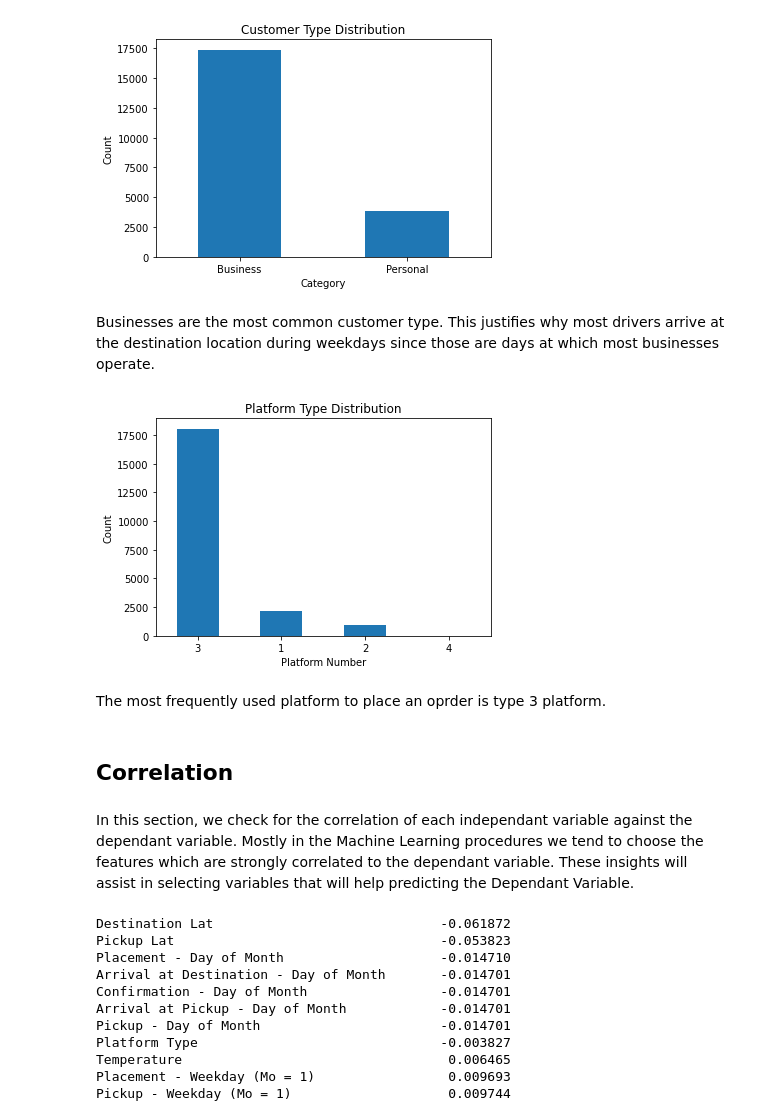
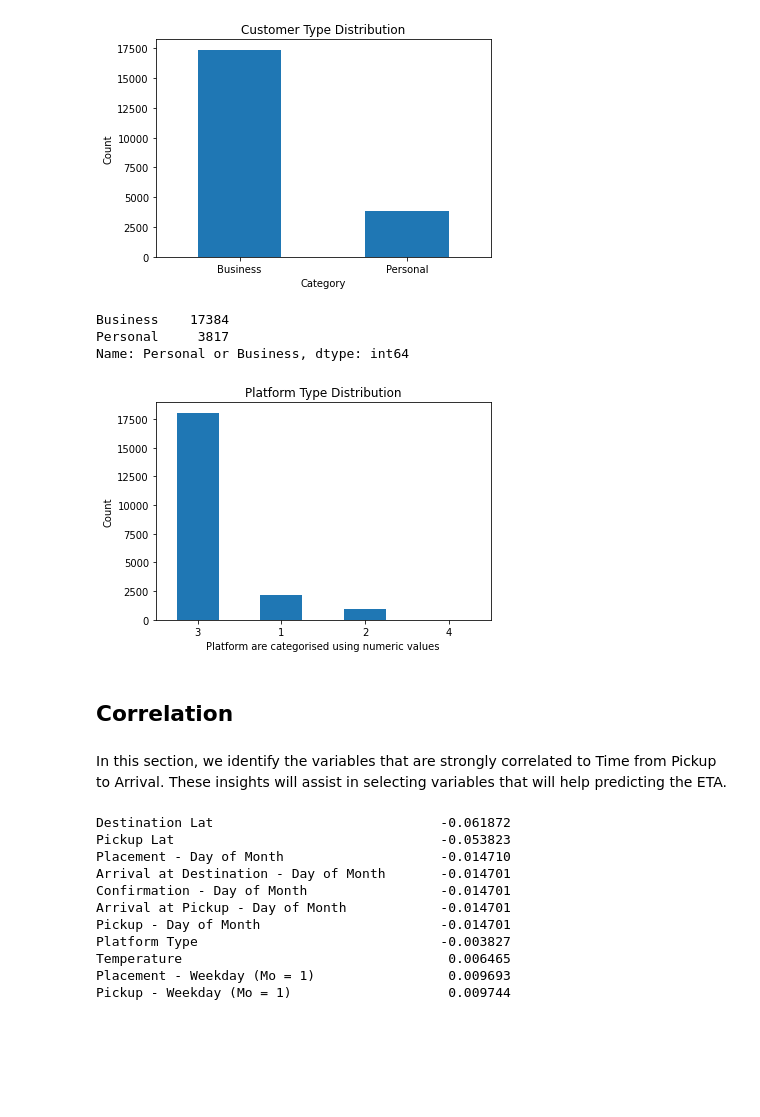
Before and after one commit to Jamakasilwane/EDSA_Zindi_Hackathon, a Jupyter notebook: EDSA_Zindi_Hackathon_notebook.ipynb, the cells around one changed output. Cells and saved outputs as stored; diff of their text form; code cells hidden in the pictures; blank space fills up the shorter version.

Commit message:
value count for personal or business

```diff
--- a/EDSA_Zindi_Hackathon_notebook.ipynb
+++ b/EDSA_Zindi_Hackathon_notebook.ipynb
@@ -253,20 +259,22 @@ plt.ylabel('Count')
 plt.show()
 # %% [output]
 [figure]
-# %% [markdown]
-Businesses are the most common customer type. This justifies why most drivers arrive at the destination location during weekdays since those are days at which most businesses operate.
+# %%
+train['Personal or Business'].value_counts()
+# %% [output]
+Business    17384
+Personal     3817
+Name: Personal or Business, dtype: int64
 # %%
 train['Platform Type'].value_counts().plot(kind='bar',rot=0)
 plt.title("Platform Type Distribution")
-plt.xlabel('Platform Number')
+plt.xlabel('Platform are categorised using numeric values')
 plt.ylabel('Count')
 plt.show()
 # %% [output]
-[figure, old version]
+[figure, new version]
-# %% [markdown]
-The most frequently used platform to place an oprder is type 3 platform.
 # %% [markdown]
 ## Correlation
 # %% [markdown]
-In this section, we check for the correlation of each independant variable against the dependant variable. Mostly in the Machine Learning procedures we tend to choose the features which are strongly correlated to the dependant variable. These insights will assist in selecting variables that will help predicting the Dependant Variable.
+In this section, we identify the variables that are strongly correlated to Time from Pickup to Arrival. These insights will assist in selecting variables  that will help predicting the ETA.
 # %%
```
Also changed, not shown: parts of 28 cells of this notebook.
